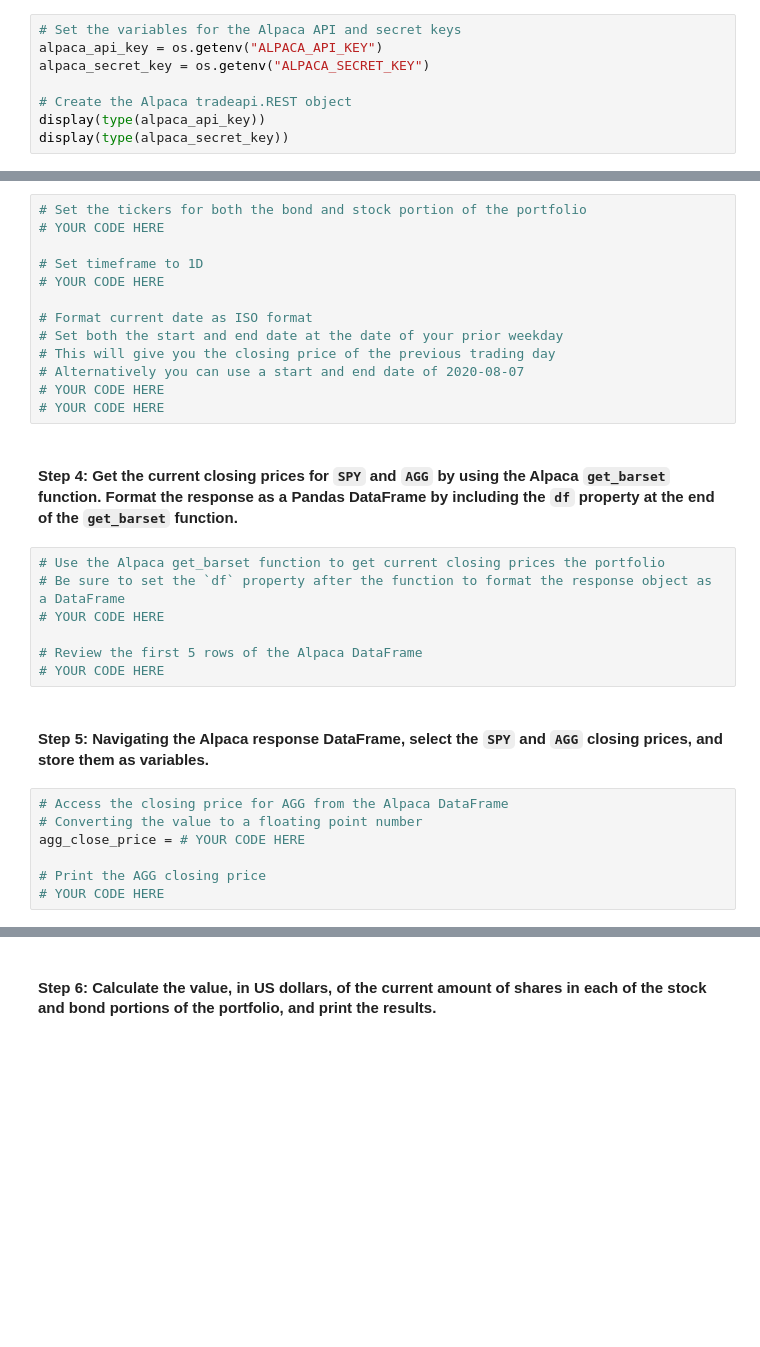
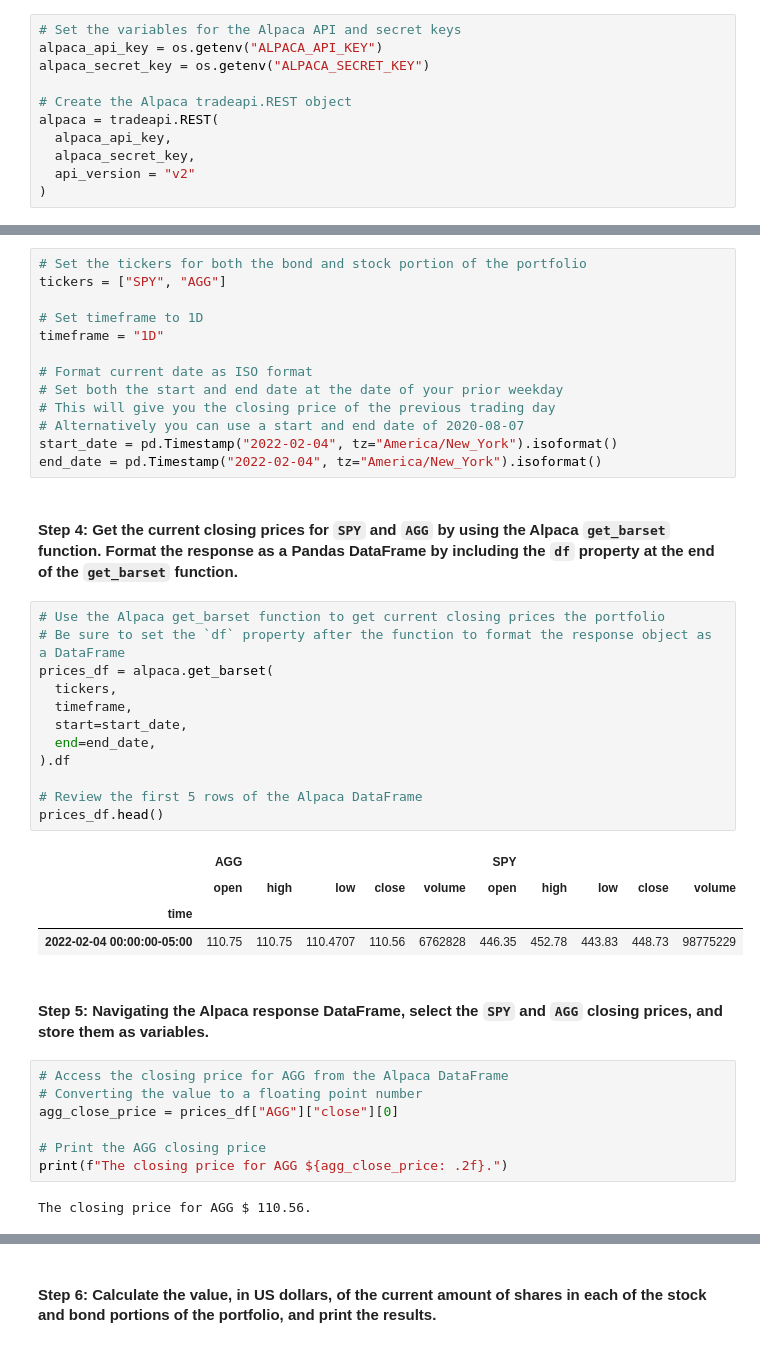
Before and after one commit to chdi2942/Financial_Planning_Tool, a Jupyter notebook: financial_planning_tools.ipynb, the cells around one changed output, grey strips where cells are left out. Saved outputs shown, nothing was run; the diff lists cells and outputs as text; blank space fills up the shorter version.

Commit message:
Evaluated stock and bond holdings using the alpaca SDK

```diff
--- a/financial_planning_tools.ipynb
+++ b/financial_planning_tools.ipynb
@@ -193,5 +193,8 @@ alpaca_api_key = os.getenv("ALPACA_API_KEY")
 alpaca_secret_key = os.getenv("ALPACA_SECRET_KEY")
 
 # Create the Alpaca tradeapi.REST object
-display(type(alpaca_api_key))
-display(type(alpaca_secret_key))
+alpaca = tradeapi.REST(
+  alpaca_api_key,
+  alpaca_secret_key,
+  api_version = "v2"
+)
@@ -208,35 +208,47 @@ NoneType
 - `start_date` and `end_date`: Use the same date for these parameters, and format them with the date of the previous weekday (or `2020-08-07`). This is because you want the one closing price for the most-recent trading day.
 # %%
 # Set the tickers for both the bond and stock portion of the portfolio
-# YOUR CODE HERE
+tickers = ["SPY", "AGG"]
 
 # Set timeframe to 1D
-# YOUR CODE HERE
+timeframe = "1D"
 
 # Format current date as ISO format
 # Set both the start and end date at the date of your prior weekday
 # This will give you the closing price of the previous trading day
 # Alternatively you can use a start and end date of 2020-08-07
-# YOUR CODE HERE
-# YOUR CODE HERE
+start_date = pd.Timestamp("2022-02-04", tz="America/New_York").isoformat()
+end_date = pd.Timestamp("2022-02-04", tz="America/New_York").isoformat()
 # %% [markdown]
 #### Step 4: Get the current closing prices for `SPY` and `AGG` by using the Alpaca `get_barset` function. Format the response as a Pandas DataFrame by including the `df` property at the end of the `get_barset` function.
 # %%
 # Use the Alpaca get_barset function to get current closing prices the portfolio
 # Be sure to set the `df` property after the function to format the response object as a DataFrame
-# YOUR CODE HERE
+prices_df = alpaca.get_barset(
+  tickers,
+  timeframe,
+  start=start_date,
+  end=end_date,
+).df
 
 # Review the first 5 rows of the Alpaca DataFrame
-# YOUR CODE HERE
+prices_df.head()
+# %% [output]
+|  | AGG |  |  |  |  | SPY |  |  |  |  |
+|  | open | high | low | close | volume | open | high | low | close | volume |
+| time |  |  |  |  |  |  |  |  |  |  |
+| 2022-02-04 00:00:00-05:00 | 110.75 | 110.75 | 110.4707 | 110.56 | 6762828 | 446.35 | 452.78 | 443.83 | 448.73 | 98775229 |
 # %% [markdown]
 #### Step 5: Navigating the Alpaca response DataFrame, select the `SPY` and `AGG` closing prices, and store them as variables.
 # %%
 # Access the closing price for AGG from the Alpaca DataFrame
 # Converting the value to a floating point number
-agg_close_price = # YOUR CODE HERE
+agg_close_price = prices_df["AGG"]["close"][0]
 
 # Print the AGG closing price
-# YOUR CODE HERE
+print(f"The closing price for AGG ${agg_close_price: .2f}.")
+# %% [output]
+The closing price for AGG $ 110.56.
 # %%
 # Access the closing price for SPY from the Alpaca DataFrame
 # Converting the value to a floating point number
```
Also changed, not shown: parts of 7 cells of this notebook.
